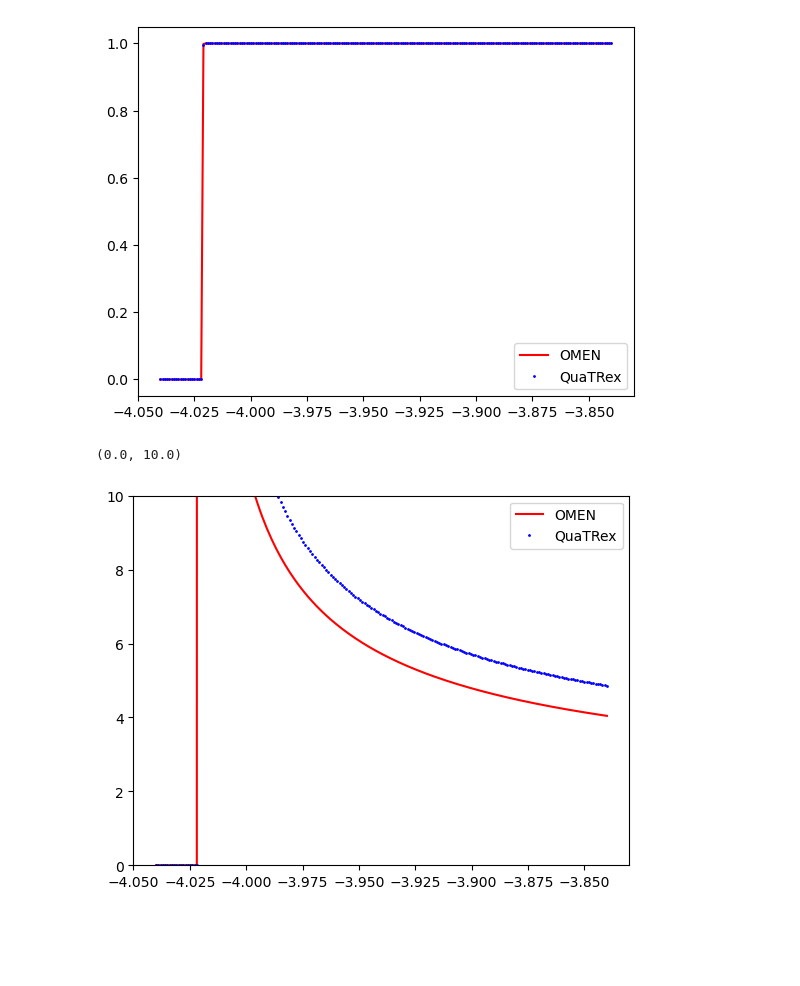
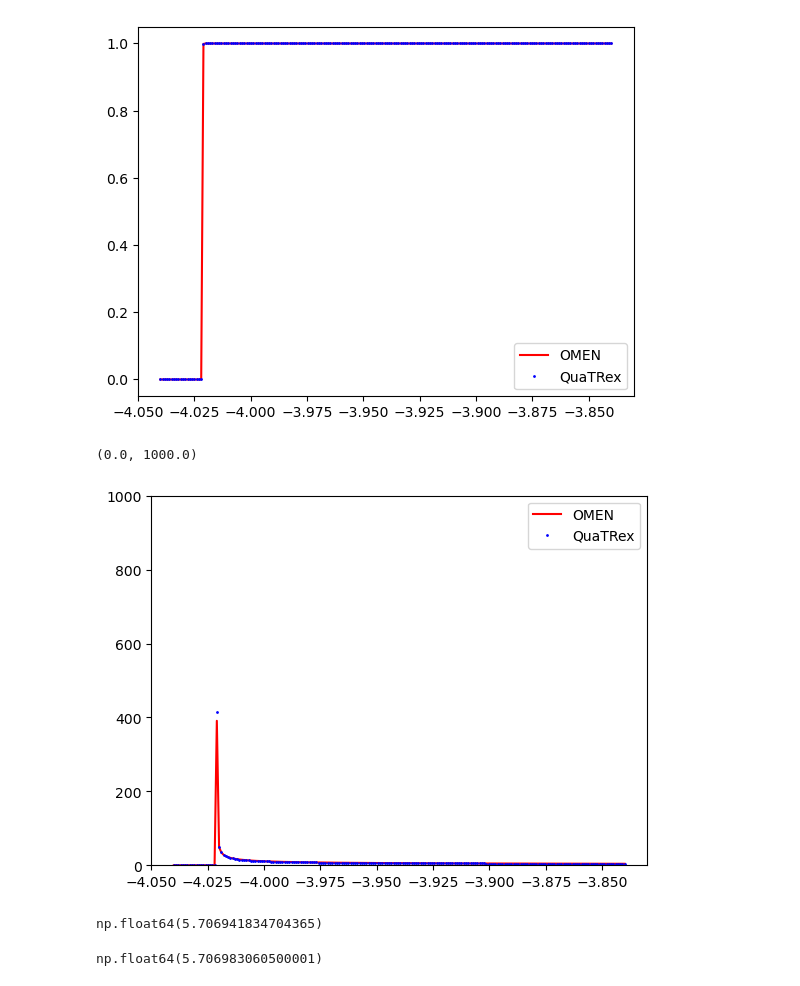
Before and after one commit to vincent-maillou/QuaTrEx, a Jupyter notebook: examples/cp2k/cnt/Comparison_with_OMEN.ipynb, the cells around one changed output. Drawn from its saved outputs; the diff is of its cells as text; code cells hidden in the pictures; blank space fills up the shorter version.

```diff
--- a/examples/cp2k/cnt/Comparison_with_OMEN.ipynb
+++ b/examples/cp2k/cnt/Comparison_with_OMEN.ipynb
@@ -22,12 +22,12 @@ D_l_qua = np.load("/home/mdossena/quatrex/examples/cp2k/cnt/outputs/dos_l.npy")
 # %%
 D_sum_O = np.sum(D_OMEN,axis=0)
 D_sum_Q = np.sum(D_l_qua,axis=0)
 
 plt.plot(E,D_sum_O,'-r',label='OMEN')
 plt.plot(E,D_sum_Q,'ob',label='QuaTRex',markersize=1)
 plt.legend()
 
-plt.ylim(0,10)
+plt.ylim(0,1000)
 # %% [output]
-(0.0, 10.0)
+(0.0, 1000.0)
-[figure, old version]
+[figure, new version]
@@ -35,0 +34,8 @@ E = np.loadtxt("/usr/scratch2/tortin17/mdossena/CARBON_CHAIN/OMEN_full/1/E.dat")
+# %%
+D_sum_Q[100]
+# %% [output]
+np.float64(5.706941834704365)
+# %%
+D_sum_O[100]
+# %% [output]
+np.float64(5.706983060500001)
```
Also changed, not shown: parts of 1 cell of this notebook, 2 other files.
